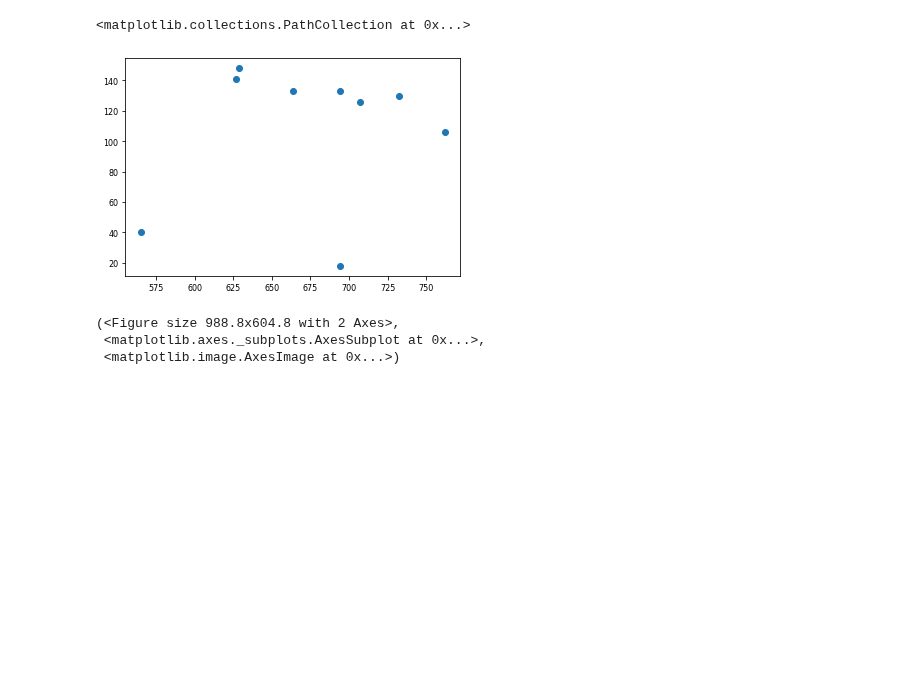
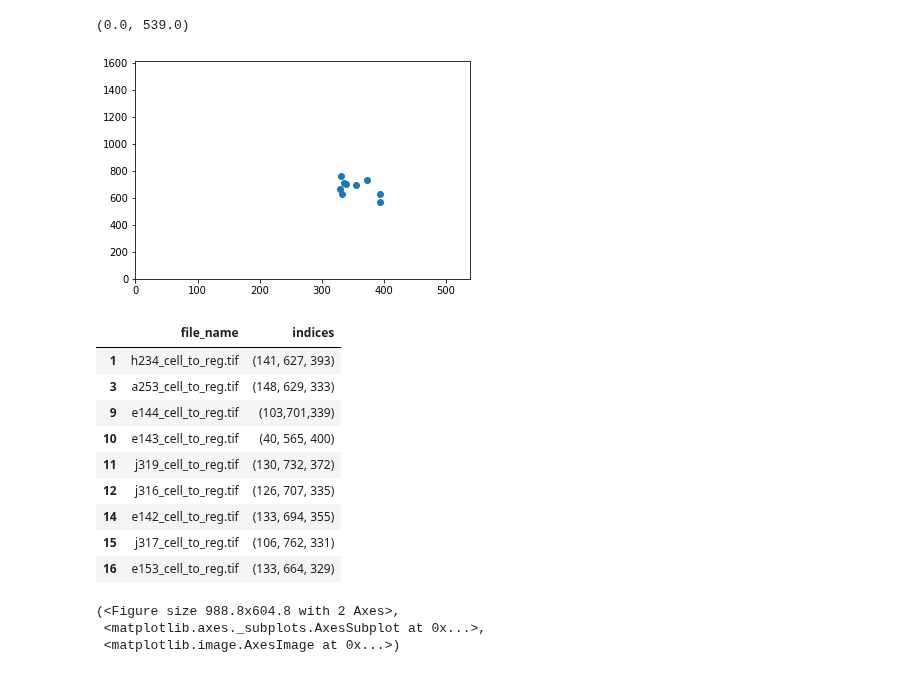
Before and after one commit to PrincetonUniversity/BrainPipe, a Jupyter notebook: tools/analysis/analysis_injection_site_plots.ipynb, the cells around one changed output. Saved outputs shown, nothing was run; the diff lists cells and outputs as text; code cells hidden in the pictures; blank space fills up the shorter version.

```diff
--- a/tools/analysis/analysis_injection_site_plots.ipynb
+++ b/tools/analysis/analysis_injection_site_plots.ipynb
@@ -41,14 +119,31 @@ max_in_reg_df
 # %%
+
+
 xs=[]
 ys=[]
-for locale in max_in_reg_df.tuple:
-    xs.append(locale[1])
-    ys.append(locale[0])
+for locale in max_in_reg_df.indices:
+    xs.append(eval(locale)[1])
+    ys.append(eval(locale)[2])
+plt.scatter(ys,xs)
+
+# from here need to manually check e144_cell_to_reg and e143_cell_to_reg
+# manual check revealed both blown out, skewing max vals
+# %% [output]
+(0.0, 539.0)
+[figure, added]
 # %%
-plt.scatter(xs,ys)
+max_in_reg_df
 # %% [output]
-<matplotlib.collections.PathCollection at 0x...>
-[figure, removed]
+|  | file_name | indices |
+| 1 | h234_cell_to_reg.tif | (141, 627, 393) |
+| 3 | a253_cell_to_reg.tif | (148, 629, 333) |
+| 9 | e144_cell_to_reg.tif | (103,701,339) |
+| 10 | e143_cell_to_reg.tif | (40, 565, 400) |
+| 11 | j319_cell_to_reg.tif | (130, 732, 372) |
+| 12 | j316_cell_to_reg.tif | (126, 707, 335) |
+| 14 | e142_cell_to_reg.tif | (133, 694, 355) |
+| 15 | j317_cell_to_reg.tif | (106, 762, 331) |
+| 16 | e153_cell_to_reg.tif | (133, 664, 329) |
 # %%
 tif.imshow(tif.imread(os.path.join(folder_of_tiffs,'j316_reg_in_atl.tif'))[:,:,40])
 # %% [output]
```
Also changed, not shown: parts of 12 cells of this notebook, 6 other files.
